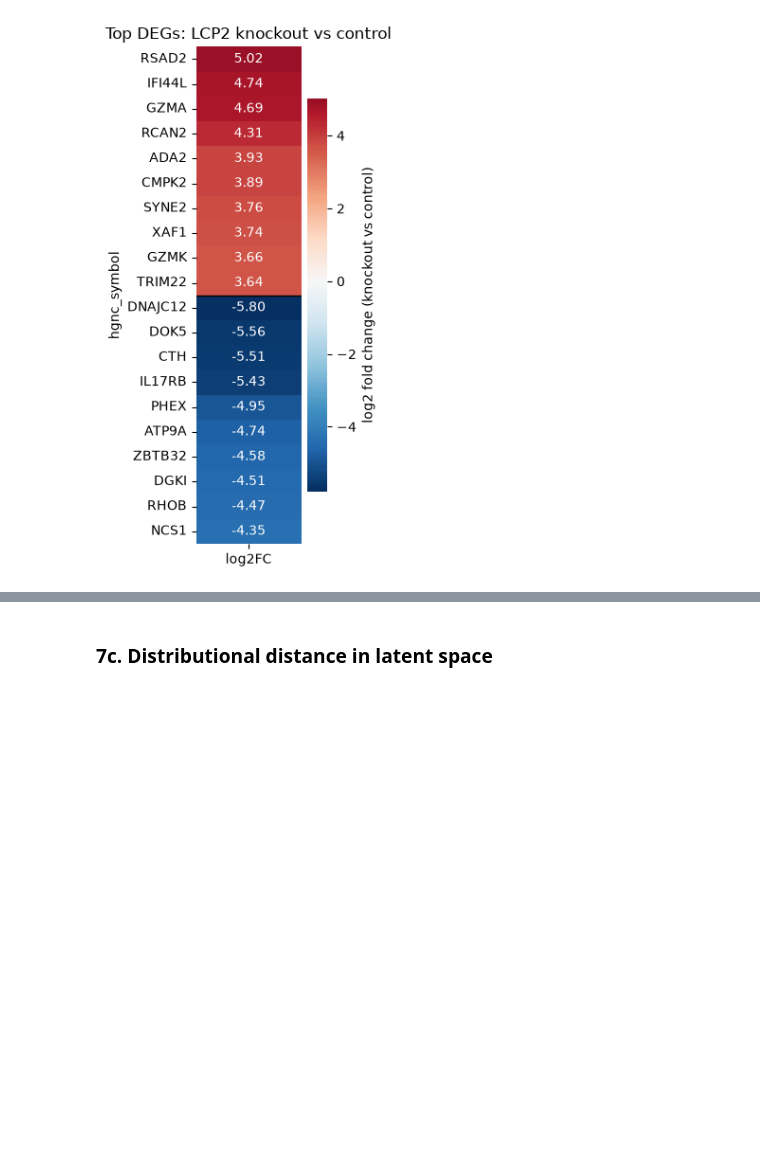
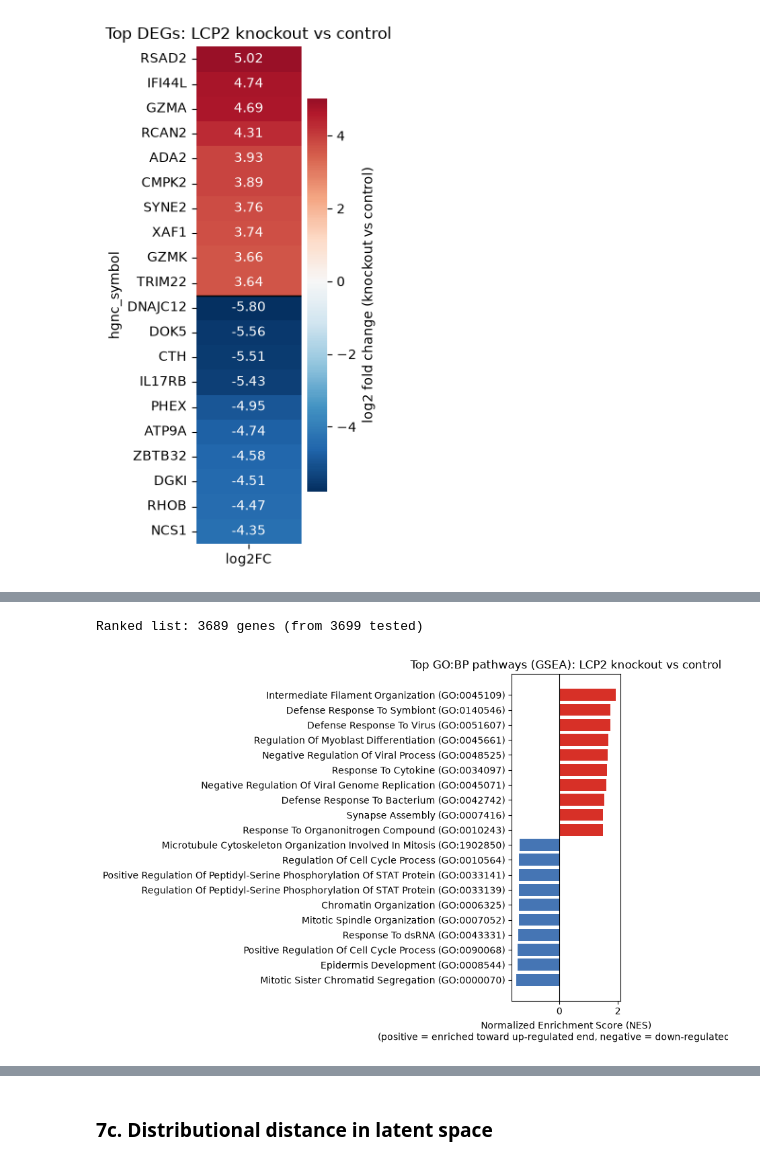
Before and after one commit to krishija/spatial-awareness, a Jupyter notebook: mcp_server/src/spatial_mcp/stubs/evaluate_knockout_effect.ipynb, the cells around one changed output, grey strips where cells are left out. Drawn from its saved outputs; the diff is of its cells as text; code cells hidden in the pictures; blank space fills up the shorter version.

```diff
--- a/mcp_server/src/spatial_mcp/stubs/evaluate_knockout_effect.ipynb
+++ b/mcp_server/src/spatial_mcp/stubs/evaluate_knockout_effect.ipynb
@@ -27,7 +25,7 @@ from scg_vae.evaluations import MMDLoss, RBFKernel, wasserstein
 # %%
 INFERENCE_CONFIG_PATH = str(REPO_ROOT / "experiments" / "config")
 INFERENCE_CONFIG_NAME = "inference_fm"
-CHECKPOINT_PATH = "/home/ec2-user/.cache/huggingface/hub/models--biohub--scldm_cd4/snapshots/39552083e747f2846dfb16ee854197beb90a3061/model.safetensors"         # modify as necessary
+CHECKPOINT_PATH = "/home/ec2-user/SageMaker/biohub_model/model.safetensors"         # modify as necessary
 OUTPUT_DIR = REPO_ROOT / "inference_outputs" / "knockout_eval"     # modify as necessary
 TRAIN_ADATA_PATH = REPO_ROOT / "quickstart_data" / "train_hvg" / "adata_1.h5ad"
 QUERY_DIR = OUTPUT_DIR / "queries"
@@ -254,9 +241,9 @@ sc.pp.log1p(combined)
 sc.tl.rank_genes_groups(combined, groupby="group", groups=["knockout"], reference="control", method="wilcoxon")
 deg_df = sc.get.rank_genes_groups_df(combined, group="knockout")
 deg_df["hgnc_symbol"] = deg_df["names"].map(ensembl_to_symbol)
-deg_df = deg_df[["hgnc_symbol", "logfoldchanges", "pvals"]].copy()
-significant_degs = deg_df[(deg_df["pvals"] < 0.05) & (deg_df["logfoldchanges"].abs() > 0.25)]
+deg_df = deg_df[["hgnc_symbol", "logfoldchanges", "scores", "pvals_adj"]].copy()
+significant_degs = deg_df[(deg_df["pvals_adj"] < 0.05) & (deg_df["logfoldchanges"].abs() > 0.25)]
 
 print(f"{len(significant_degs)} significant DEGs out of {combined.n_vars} genes tested")
-print(significant_degs.sort_values("pvals").head(20))
+print(significant_degs.sort_values("pvals_adj").head(20))
 # %% [output]
@@ -307,9 +298,7 @@ GO_BP_LIBRARY = "GO_Biological_Process_2023"
 
 # --- build the full ranked list: HGNC symbol -> signed test statistic ---
 # `scores` is the signed Wilcoxon z-score from rank_genes_groups (positive = up in knockout)
-ranked = deg_df[["names", "scores"]].copy()
-ranked["hgnc_symbol"] = ranked["names"].map(ensembl_to_symbol)
-ranked = ranked.dropna(subset=["hgnc_symbol"])
+ranked = deg_df[["hgnc_symbol", "scores"]].copy()
 
 # if multiple Ensembl IDs map to the same symbol, keep the most extreme score
 ranked = ranked.reindex(ranked["scores"].abs().sort_values(ascending=False).index)
@@ -332,18 +321,4 @@ pre_res = gp.prerank(
 )
 
 res2d = pre_res.res2d.astype({"NES": float, "FDR q-val": float})
-
-# --- top 10 up (positive NES) and top 10 down (negative NES) pathways ---
-top_up_terms = res2d.sort_values("NES", ascending=False).head(10)
-top_down_terms = res2d.sort_values("NES", ascending=True).head(10)
-plot_df = pd.concat([top_up_terms, top_down_terms]).sort_values("NES")
-
-# --- diverging horizontal bar plot ---
-fig, ax = plt.subplots(figsize=(8, 6))
-colors = ["#d73027" if nes > 0 else "#4575b4" for nes in plot_df["NES"]]
-ax.barh(plot_df["Term"], plot_df["NES"], color=colors)
-ax.axvline(0, color="black", linewidth=0.8)
-ax.set_xlabel("Normalized Enrichment Score (NES)\n(positive = enriched toward up-regulated end, negative = down-regulated end)")
-ax.set_title(f"Top GO:BP pathways (GSEA): {TARGET_GENE_SYMBOL} knockout vs control")
-plt.tight_layout()
-plt.show()
+# %% [output]
@@ -349,0 +328,2 @@ plt.show()
+Ranked list: 3689 genes (from 3699 tested)
+[figure, added]
```
Also changed, not shown: parts of 14 cells of this notebook.
